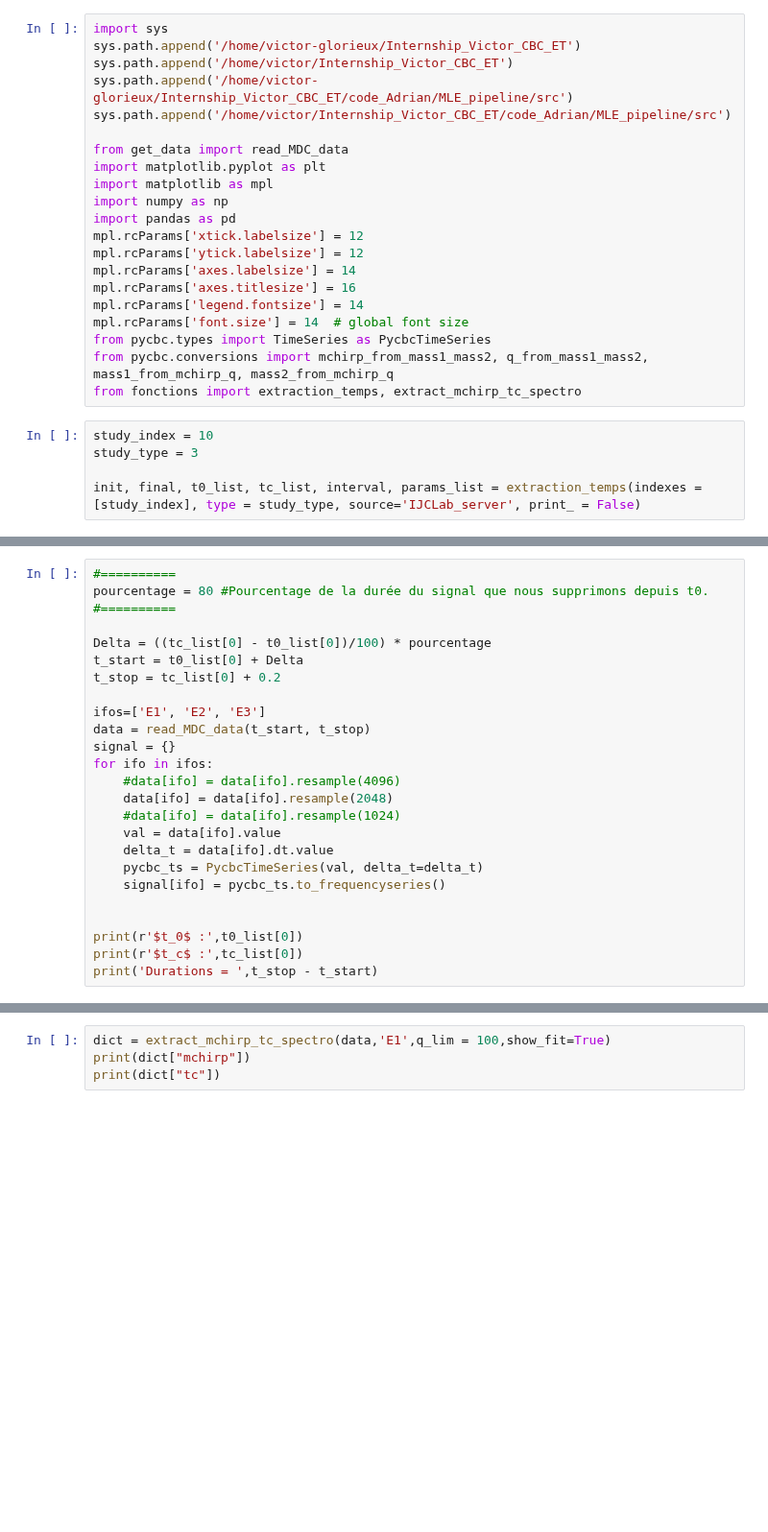
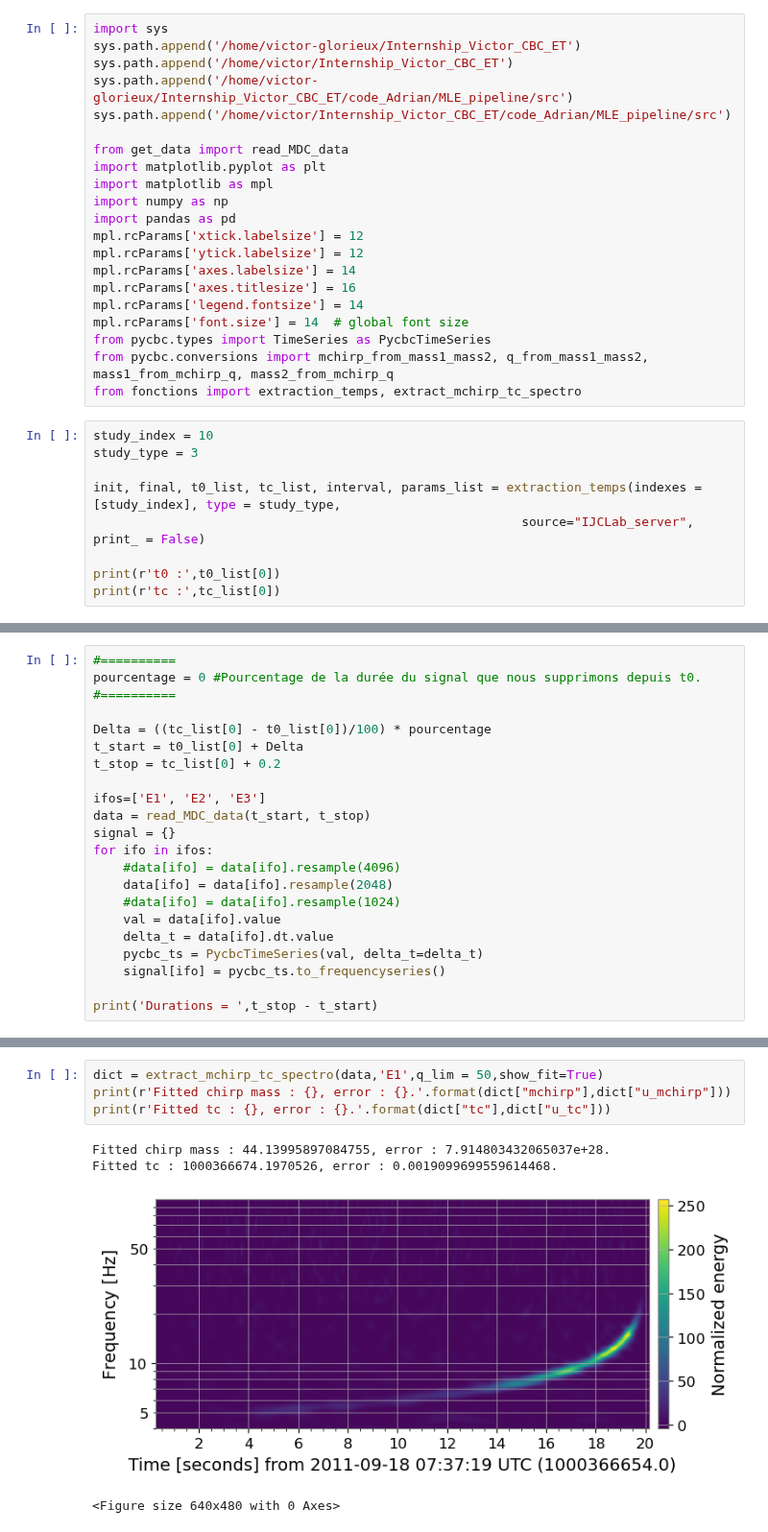
Before and after one commit to Glorieux-Victor/Internship_Victor_CBC_ET, a Jupyter notebook: prepa_pipeline.ipynb, the cells around one changed output, grey strips where cells are left out. Shown at 96% size. Drawn from its saved outputs; the diff is of its cells as text; blank space fills up the shorter version.

```diff
--- a/prepa_pipeline.ipynb
+++ b/prepa_pipeline.ipynb
@@ -25,4 +25,8 @@ from fonctions import extraction_temps, extract_mchirp_tc_spectro
 study_index = 10
 study_type = 3
 
-init, final, t0_list, tc_list, interval, params_list = extraction_temps(indexes = [study_index], type = study_type, source='IJCLab_server', print_ = False)
+init, final, t0_list, tc_list, interval, params_list = extraction_temps(indexes = [study_index], type = study_type,
+                                                         source="IJCLab_server", print_ = False)
+
+print(r't0 :',t0_list[0])
+print(r'tc :',tc_list[0])
@@ -29,6 +36,6 @@ init, final, t0_list, tc_list, interval, params_list = extraction_temps(indexes
 # %%
 #==========
-pourcentage = 80 #Pourcentage de la durée du signal que nous supprimons depuis t0.
+pourcentage = 0 #Pourcentage de la durée du signal que nous supprimons depuis t0.
 #==========
 
 Delta = ((tc_list[0] - t0_list[0])/100) * pourcentage
@@ -47,7 +54,4 @@ for ifo in ifos:
     pycbc_ts = PycbcTimeSeries(val, delta_t=delta_t)
     signal[ifo] = pycbc_ts.to_frequencyseries()
 
-
-print(r'$t_0$ :',t0_list[0])
-print(r'$t_c$ :',tc_list[0])
 print('Durations = ',t_stop - t_start)
@@ -65,4 +76,9 @@ print(params_list.tc)
 # %%
-dict = extract_mchirp_tc_spectro(data,'E1',q_lim = 100,show_fit=True)
-print(dict["mchirp"])
-print(dict["tc"])
+dict = extract_mchirp_tc_spectro(data,'E1',q_lim = 50,show_fit=True)
+print(r'Fitted chirp mass : {}, error : {}.'.format(dict["mchirp"],dict["u_mchirp"]))
+print(r'Fitted tc : {}, error : {}.'.format(dict["tc"],dict["u_tc"]))
+# %% [output]
+Fitted chirp mass : 44.13995897084755, error : 7.914803432065037e+28.
+Fitted tc : 1000366674.1970526, error : 0.0019099699559614468.
+[figure, added]
+<Figure size 640x480 with 0 Axes>
```
Also changed, not shown: parts of 3 cells of this notebook, 4 other files.
